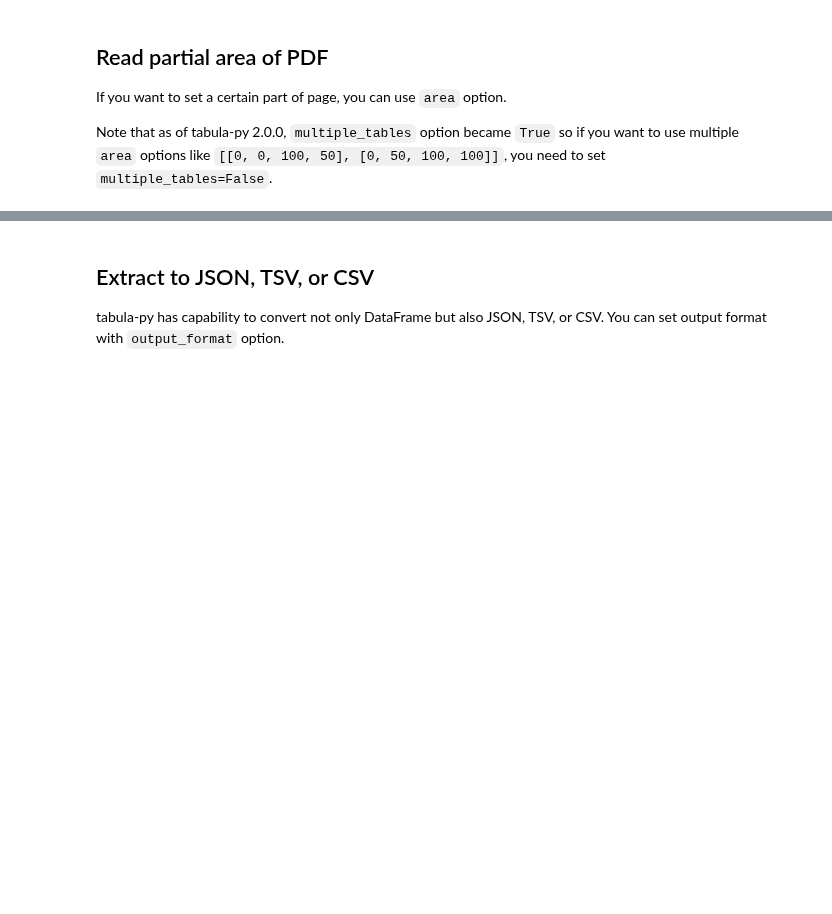
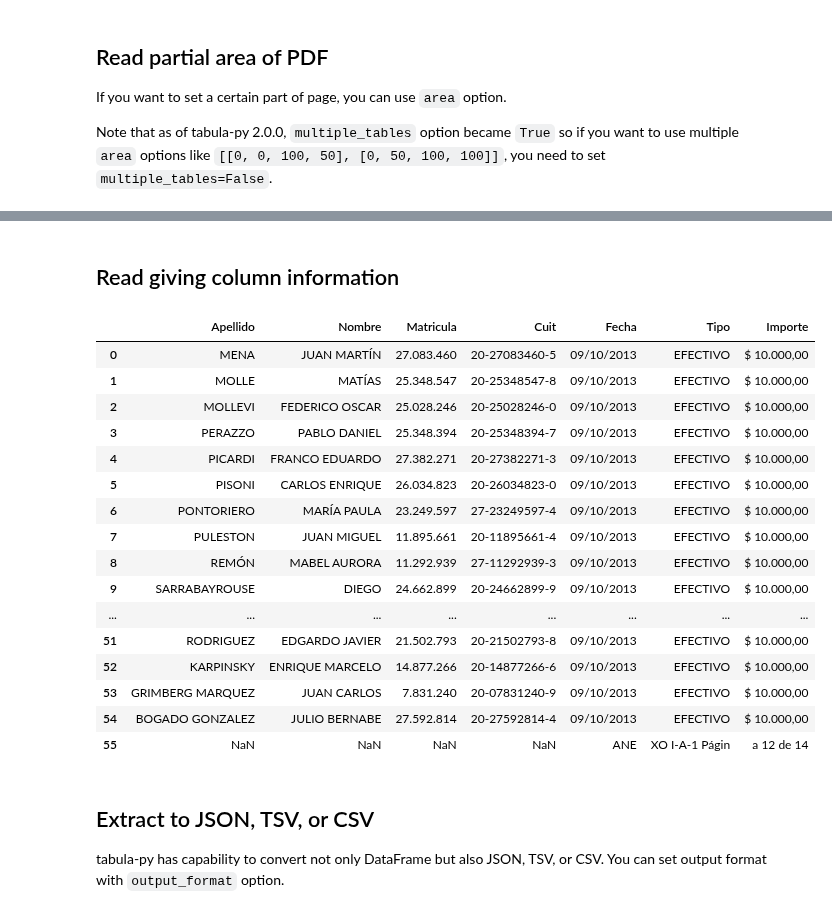
Before and after one commit to chezou/tabula-py, a Jupyter notebook: examples/tabula_example.ipynb, the cells around one changed output, grey strips where cells are left out. Cells and saved outputs as stored; diff of their text form; code cells hidden in the pictures; blank space fills up the shorter version.

```diff
--- a/examples/tabula_example.ipynb
+++ b/examples/tabula_example.ipynb
@@ -229,3 +223,29 @@ WARNING: Using fallback font LiberationSans for base font ZapfDingbats
+# %% [markdown]
+## Read giving column information
+# %%
+pdf_path2 = "https://github.com/chezou/tabula-py/raw/master/tests/resources/campaign_donors.pdf"
+
+dfs = tabula.read_pdf(pdf_path2, columns=[47, 147, 256, 310, 375, 431, 504], guess=False, pages=1)
+df = dfs[0].drop(["Unnamed: 0"], axis=1)
+df
+# %% [output]
+|  | Apellido | Nombre | Matricula | Cuit | Fecha | Tipo | Importe |
+| 0 | MENA | JUAN MARTÍN | 27.083.460 | 20-27083460-5 | 09/10/2013 | EFECTIVO | $ 10.000,00 |
+| 1 | MOLLE | MATÍAS | 25.348.547 | 20-25348547-8 | 09/10/2013 | EFECTIVO | $ 10.000,00 |
+| 2 | MOLLEVI | FEDERICO OSCAR | 25.028.246 | 20-25028246-0 | 09/10/2013 | EFECTIVO | $ 10.000,00 |
+| 3 | PERAZZO | PABLO DANIEL | 25.348.394 | 20-25348394-7 | 09/10/2013 | EFECTIVO | $ 10.000,00 |
+| 4 | PICARDI | FRANCO EDUARDO | 27.382.271 | 20-27382271-3 | 09/10/2013 | EFECTIVO | $ 10.000,00 |
+| 5 | PISONI | CARLOS ENRIQUE | 26.034.823 | 20-26034823-0 | 09/10/2013 | EFECTIVO | $ 10.000,00 |
+| 6 | PONTORIERO | MARÍA PAULA | 23.249.597 | 27-23249597-4 | 09/10/2013 | EFECTIVO | $ 10.000,00 |
+| 7 | PULESTON | JUAN MIGUEL | 11.895.661 | 20-11895661-4 | 09/10/2013 | EFECTIVO | $ 10.000,00 |
+| 8 | REMÓN | MABEL AURORA | 11.292.939 | 27-11292939-3 | 09/10/2013 | EFECTIVO | $ 10.000,00 |
+| 9 | SARRABAYROUSE | DIEGO | 24.662.899 | 20-24662899-9 | 09/10/2013 | EFECTIVO | $ 10.000,00 |
+| ... | ... | ... | ... | ... | ... | ... | ... |
+| 51 | RODRIGUEZ | EDGARDO JAVIER | 21.502.793 | 20-21502793-8 | 09/10/2013 | EFECTIVO | $ 10.000,00 |
+| 52 | KARPINSKY | ENRIQUE MARCELO | 14.877.266 | 20-14877266-6 | 09/10/2013 | EFECTIVO | $ 10.000,00 |
+| 53 | GRIMBERG MARQUEZ | JUAN CARLOS | 7.831.240 | 20-07831240-9 | 09/10/2013 | EFECTIVO | $ 10.000,00 |
+| 54 | BOGADO GONZALEZ | JULIO BERNABE | 27.592.814 | 20-27592814-4 | 09/10/2013 | EFECTIVO | $ 10.000,00 |
+| 55 | NaN | NaN | NaN | NaN | ANE | XO I-A-1 Págin | a 12 de 14 |
 # %% [markdown]
 ## Extract to JSON, TSV, or CSV
 
```
Also changed, not shown: parts of 12 cells of this notebook.
